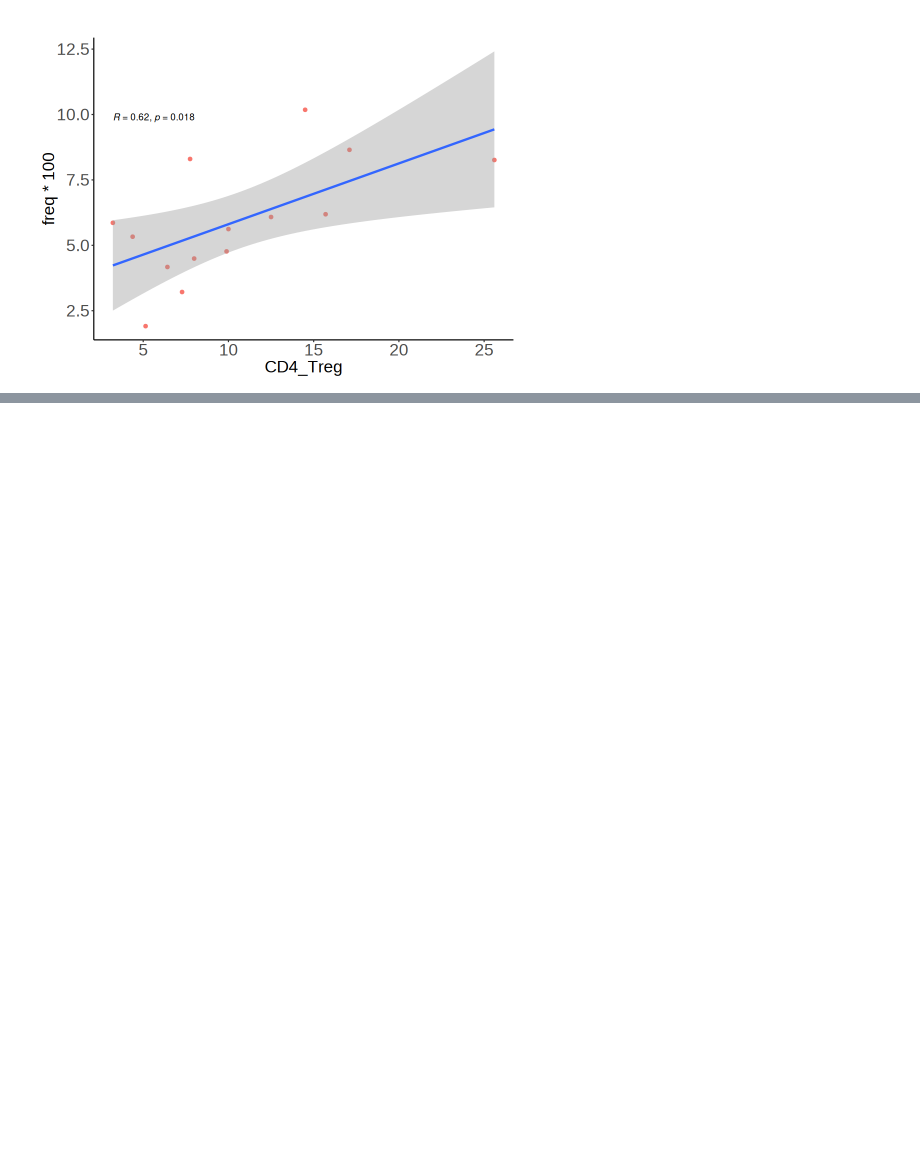
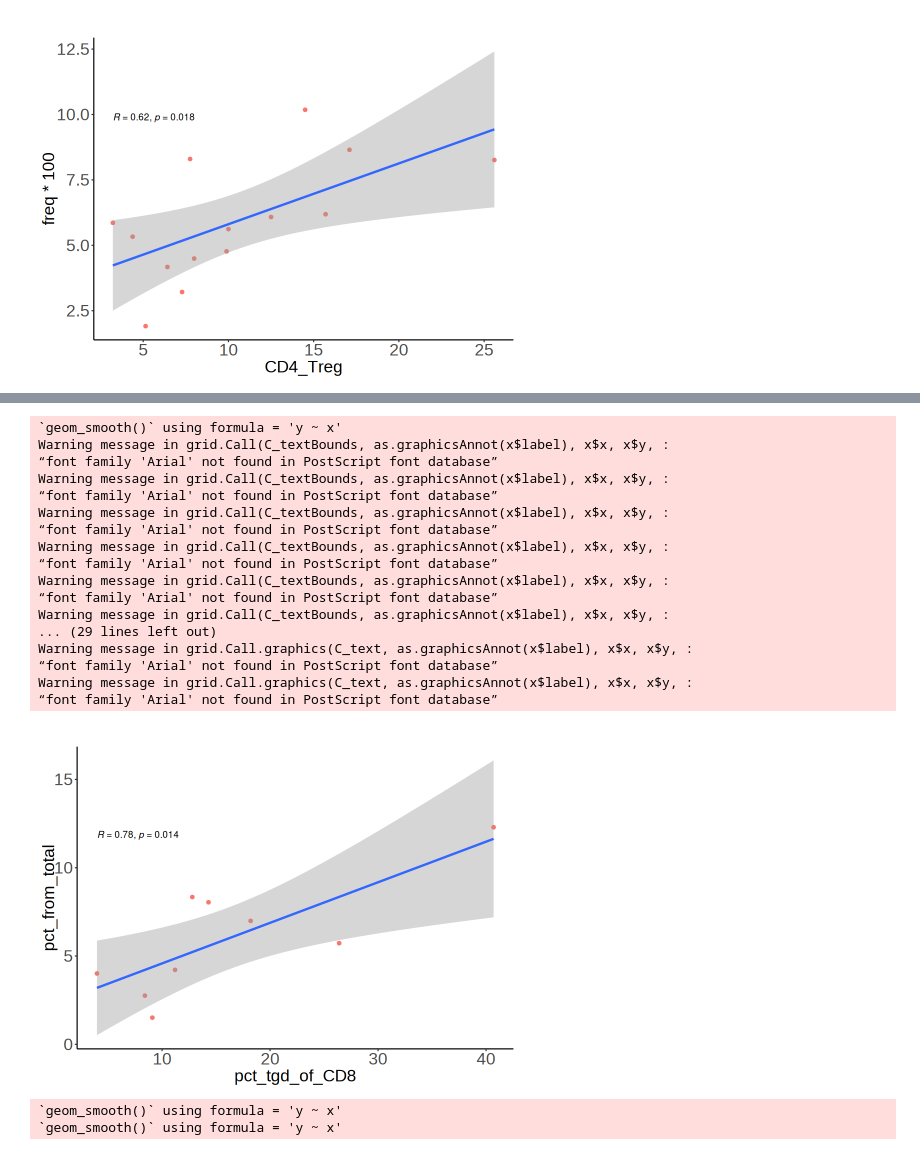
Before and after one commit to Lab-of-Adaptive-Immunity/dia, a Jupyter notebook: code02_analysis_of_init/12_FACS_data.ipynb, the cells around one changed output, grey strips where cells are left out. Drawn from its saved outputs; the diff is of its cells as text; code cells hidden in the pictures; blank space fills up the shorter version.

```diff
--- a/code02_analysis_of_init/12_FACS_data.ipynb
+++ b/code02_analysis_of_init/12_FACS_data.ipynb
@@ -1072,0 +1023,2 @@ write.csv(gzmb_cd4, "../tables/flow/gzmb_cd4_scRNAseq.csv")
+# %%
+population_freq_cd8$prelim_final  <- ifelse(population_freq_cd8$Experiment_ID %in% c("Exp10", "Exp11"), "Prelim", "Final")
@@ -1072,0 +1144,3 @@ write.csv(gzmb_cd4, "../tables/flow/gzmb_cd4_scRNAseq.csv")
+# %%
+cd8_tgd  <- data.frame(pct_tgd_of_CD8 = extra_gating$`FlowAIGoodEvents/Lymphocytes/Single Cells/Single Cells/Via, SSC-A subset/CD3, SSC-A subset/gdT | Freq. of Parent`,
+                         Patient_Time = paste0(extra_gating$Patient_ID, " T",extra_gating$TimePoint))
@@ -1072,0 +1169,4 @@ write.csv(gzmb_cd4, "../tables/flow/gzmb_cd4_scRNAseq.csv")
+# %%
+population_freq_cd8_tgd  <- population_freq_cd8  %>% dplyr::filter(Level == "L1" & annot_l1 == "CD8 Unconventional T cells")  %>%
+mutate(Patient_Time = paste(Patient_ID, Time))  %>%
+dplyr::select(Patient_Time, pct_from_total, prelim_final)
@@ -1072,0 +1195,2 @@ write.csv(gzmb_cd4, "../tables/flow/gzmb_cd4_scRNAseq.csv")
+# %%
+cd8_tgd  <- left_join(cd8_tgd, population_freq_cd8_tgd)
@@ -1072,0 +1221,36 @@ write.csv(gzmb_cd4, "../tables/flow/gzmb_cd4_scRNAseq.csv")
+# %%
+options(repr.plot.width = 8, repr.plot.height = 6)
+ cd8_tgd %>%
+dplyr::filter(prelim_final == "Prelim")  %>%
+ggplot(aes(x=pct_tgd_of_CD8, y=pct_from_total)) +
+geom_point(shape = 16, size = 2, aes(color = factor(prelim_final))) +
+ geom_smooth(method=lm) + ggtitle("") +stat_cor() + theme_classic() + ggtheme() +
+ scale_y_continuous() + NoLegend()
+# %% [output]
+`geom_smooth()` using formula = 'y ~ x'
+Warning message in grid.Call(C_textBounds, as.graphicsAnnot(x$label), x$x, x$y, :
+“font family 'Arial' not found in PostScript font database”
+Warning message in grid.Call(C_textBounds, as.graphicsAnnot(x$label), x$x, x$y, :
+“font family 'Arial' not found in PostScript font database”
+Warning message in grid.Call(C_textBounds, as.graphicsAnnot(x$label), x$x, x$y, :
+“font family 'Arial' not found in PostScript font database”
+Warning message in grid.Call(C_textBounds, as.graphicsAnnot(x$label), x$x, x$y, :
+“font family 'Arial' not found in PostScript font database”
+Warning message in grid.Call(C_textBounds, as.graphicsAnnot(x$label), x$x, x$y, :
+“font family 'Arial' not found in PostScript font database”
+Warning message in grid.Call(C_textBounds, as.graphicsAnnot(x$label), x$x, x$y, :
+... (29 lines left out)
+Warning message in grid.Call.graphics(C_text, as.graphicsAnnot(x$label), x$x, x$y, :
+“font family 'Arial' not found in PostScript font database”
+Warning message in grid.Call.graphics(C_text, as.graphicsAnnot(x$label), x$x, x$y, :
+“font family 'Arial' not found in PostScript font database”
+[figure, added]
+# %%
+ggsave("../figures/correlation_facs_scRNAseq/cd8_tgd.png",
+       create.dir = TRUE,
+       width = 10, height = 10, units = "cm")
+ggsave("../figures/correlation_facs_scRNAseq/cd8_tgd.svg",
+       width = 10, height = 10, units = "cm")
+# %% [output]
+`geom_smooth()` using formula = 'y ~ x'
+`geom_smooth()` using formula = 'y ~ x'
```
Also changed, not shown: parts of 47 cells of this notebook.
